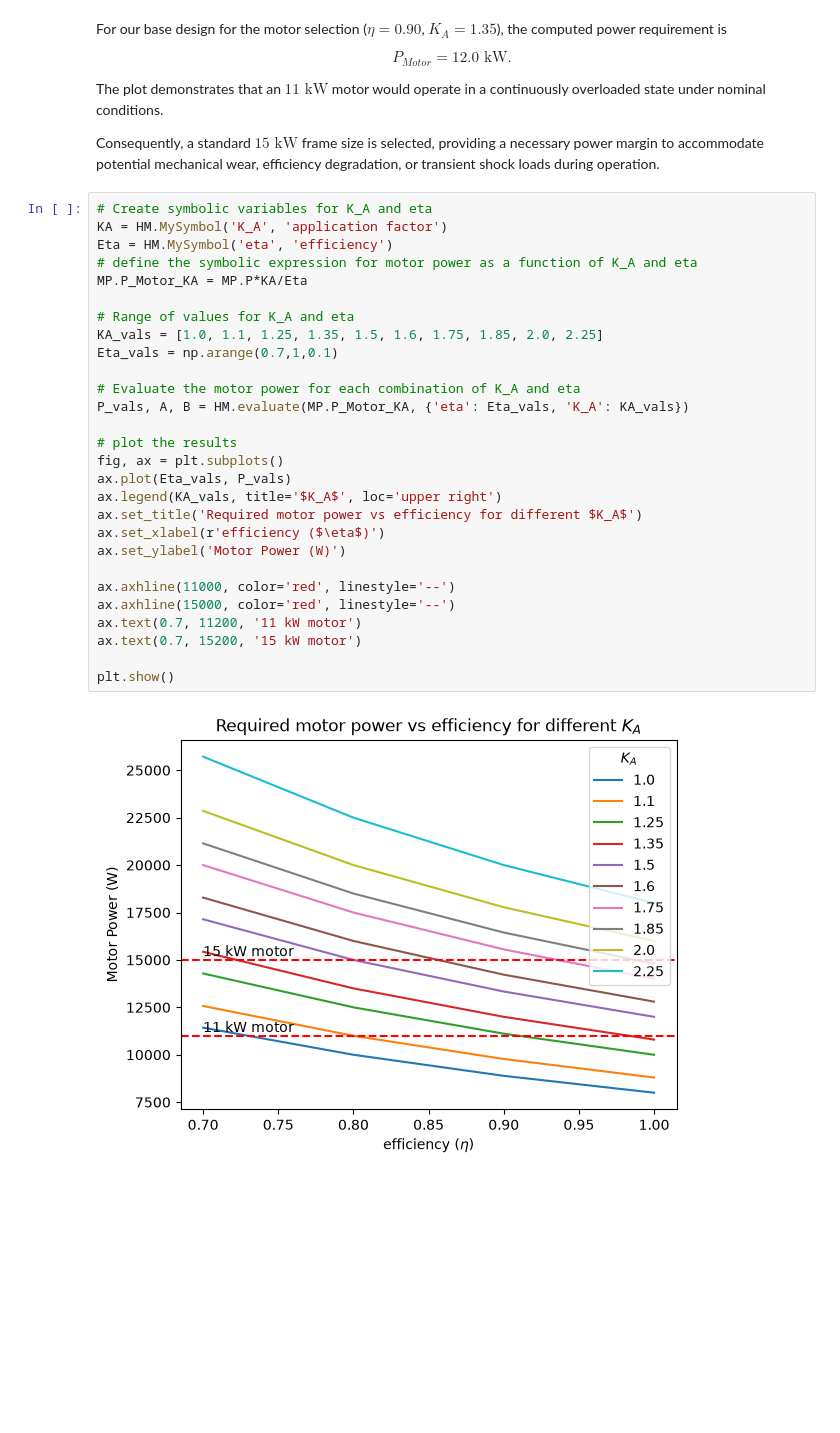
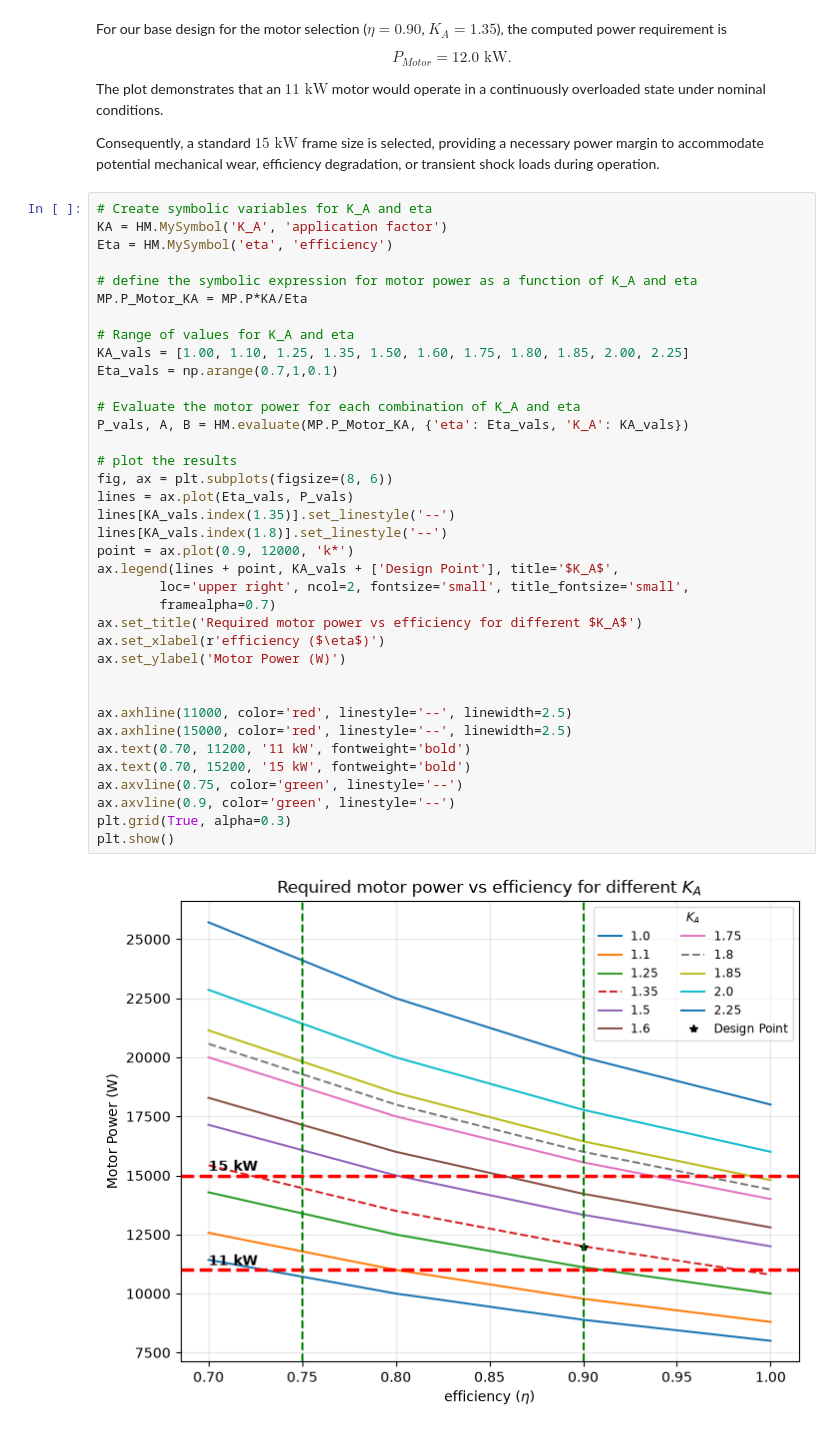
Before and after one commit to ceenyam/machine_design, a Jupyter notebook: Project - Class 1 - Motor Selection.ipynb, the cells around one changed output. Drawn from its saved outputs; the diff is of its cells as text; blank space fills up the shorter version.

Commit message:
plot changes

```diff
--- a/Project - Class 1 - Motor Selection.ipynb
+++ b/Project - Class 1 - Motor Selection.ipynb
@@ -179,30 +179,39 @@ Consequently, a standard $15\text{ kW}$ frame size is selected, providing a nece
 # %%
 # Create symbolic variables for K_A and eta
 KA = HM.MySymbol('K_A', 'application factor')
 Eta = HM.MySymbol('eta', 'efficiency')
+
 # define the symbolic expression for motor power as a function of K_A and eta
 MP.P_Motor_KA = MP.P*KA/Eta
 
 # Range of values for K_A and eta
-KA_vals = [1.0, 1.1, 1.25, 1.35, 1.5, 1.6, 1.75, 1.85, 2.0, 2.25]
+KA_vals = [1.00, 1.10, 1.25, 1.35, 1.50, 1.60, 1.75, 1.80, 1.85, 2.00, 2.25]
 Eta_vals = np.arange(0.7,1,0.1)
 
 # Evaluate the motor power for each combination of K_A and eta
 P_vals, A, B = HM.evaluate(MP.P_Motor_KA, {'eta': Eta_vals, 'K_A': KA_vals})
 
 # plot the results
-fig, ax = plt.subplots()
-ax.plot(Eta_vals, P_vals)
-ax.legend(KA_vals, title='$K_A$', loc='upper right')
+fig, ax = plt.subplots(figsize=(8, 6))
+lines = ax.plot(Eta_vals, P_vals)
+lines[KA_vals.index(1.35)].set_linestyle('--')
+lines[KA_vals.index(1.8)].set_linestyle('--')
+point = ax.plot(0.9, 12000, 'k*')
+ax.legend(lines + point, KA_vals + ['Design Point'], title='$K_A$',
+        loc='upper right', ncol=2, fontsize='small', title_fontsize='small',
+        framealpha=0.7)
 ax.set_title('Required motor power vs efficiency for different $K_A$')
 ax.set_xlabel(r'efficiency ($\eta$)')
 ax.set_ylabel('Motor Power (W)')
 
-ax.axhline(11000, color='red', linestyle='--')
-ax.axhline(15000, color='red', linestyle='--')
-ax.text(0.7, 11200, '11 kW motor')
-ax.text(0.7, 15200, '15 kW motor')
 
+ax.axhline(11000, color='red', linestyle='--', linewidth=2.5)
+ax.axhline(15000, color='red', linestyle='--', linewidth=2.5)
+ax.text(0.70, 11200, '11 kW', fontweight='bold')
+ax.text(0.70, 15200, '15 kW', fontweight='bold')
+ax.axvline(0.75, color='green', linestyle='--')
+ax.axvline(0.9, color='green', linestyle='--')
+plt.grid(True, alpha=0.3)
 plt.show()
 # %% [output]
-[figure, old version]
+[figure, new version]
```
Also changed, not shown: parts of 1 cell of this notebook.
